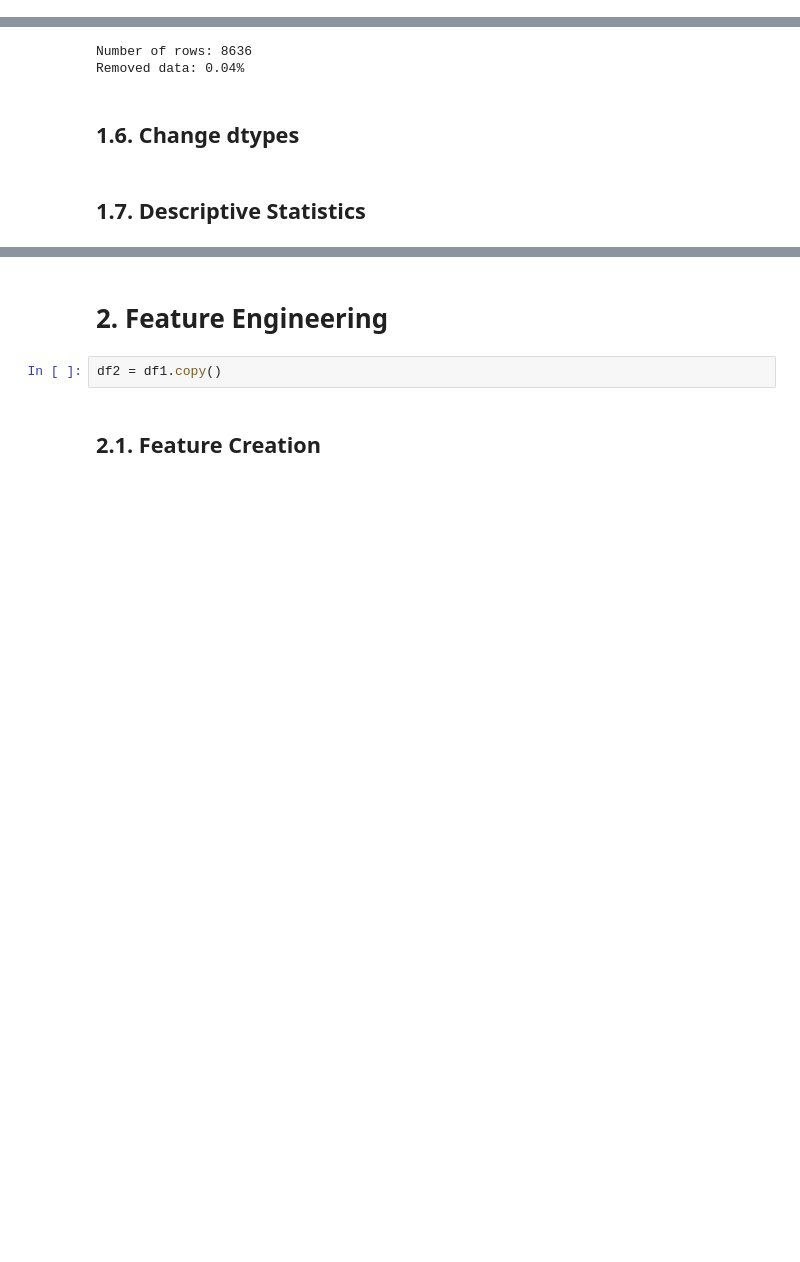
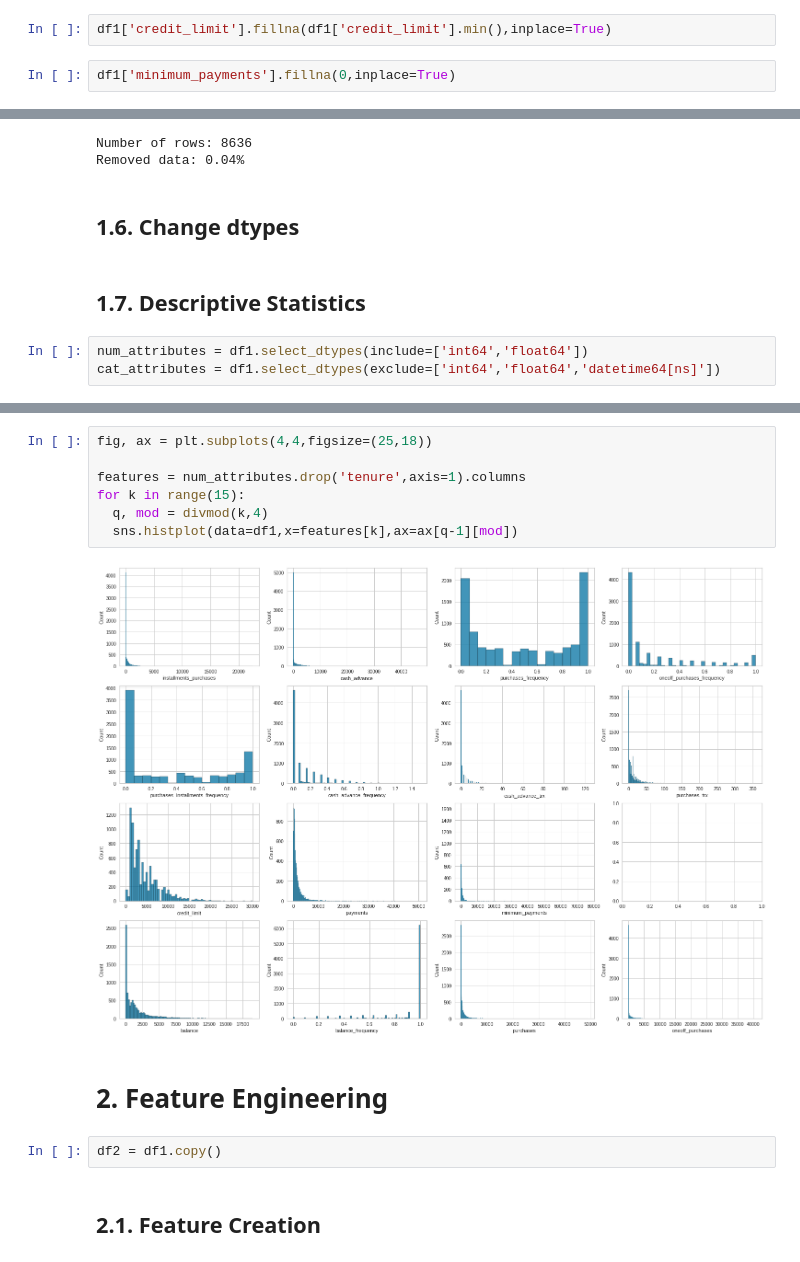
Before and after one commit to Matheus-Homem/international_bank_marketing, a Jupyter notebook: notebooks/c2_metrics_and_data_analysis.ipynb, the cells around one changed output, grey strips where cells are left out. Drawn from its saved outputs; the diff is of its cells as text; blank space fills up the shorter version.

```diff
--- a/notebooks/c2_metrics_and_data_analysis.ipynb
+++ b/notebooks/c2_metrics_and_data_analysis.ipynb
@@ -125,4 +125,8 @@ tenure                                0
 dtype: int64
+# %%
+df1['credit_limit'].fillna(df1['credit_limit'].min(),inplace=True)
+# %%
+df1['minimum_payments'].fillna(0,inplace=True)
 # %% [markdown]
 ## 1.5. Replace NA
 # %%
@@ -137,3 +141,6 @@ Removed data: 0.04%
 ## 1.6. Change dtypes
 # %% [markdown]
 ## 1.7. Descriptive Statistics
+# %%
+num_attributes = df1.select_dtypes(include=['int64','float64'])
+cat_attributes = df1.select_dtypes(exclude=['int64','float64','datetime64[ns]'])
@@ -140,3 +183,12 @@ Removed data: 0.04%
+# %%
+fig, ax = plt.subplots(4,4,figsize=(25,18))
+
+features = num_attributes.drop('tenure',axis=1).columns
+for k in range(15):
+  q, mod = divmod(k,4)
+  sns.histplot(data=df1,x=features[k],ax=ax[q-1][mod])
+# %% [output]
+[figure, added]
 # %% [markdown]
 # 2. Feature Engineering
 # %%
```
Also changed, not shown: parts of 4 cells of this notebook.
